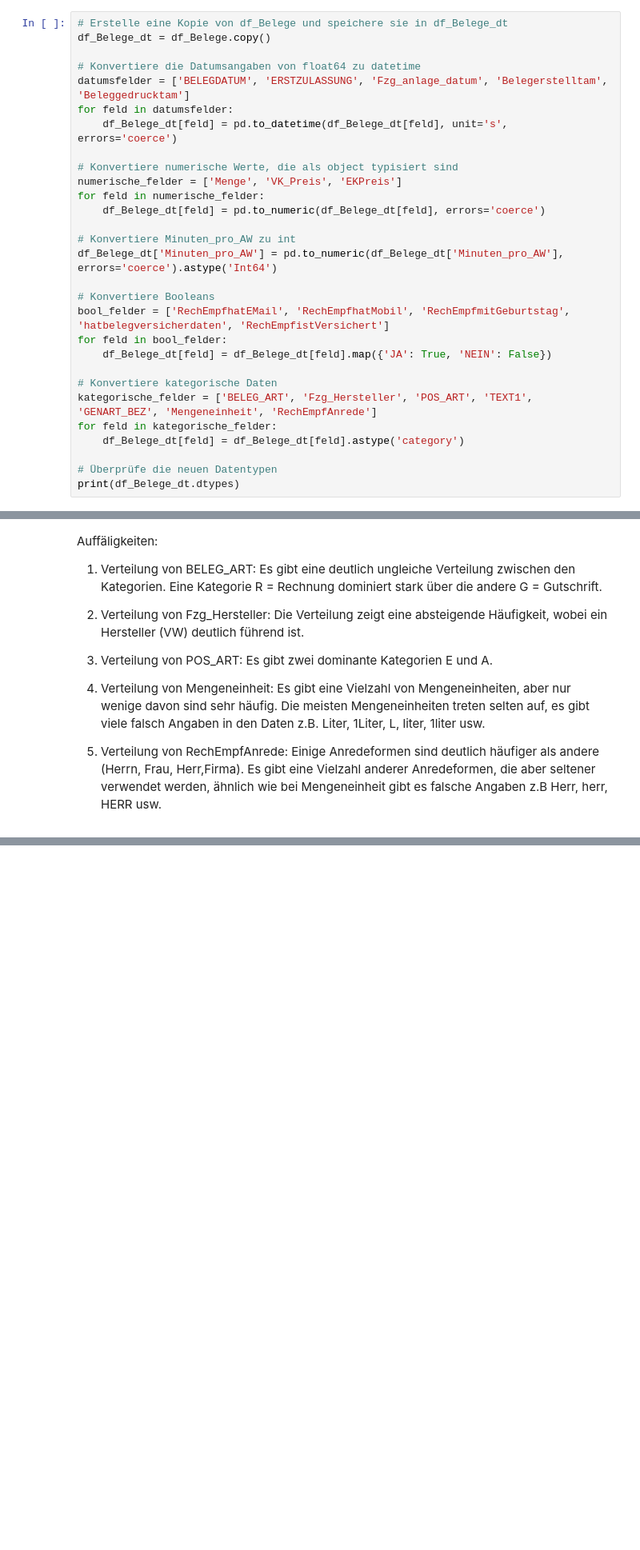
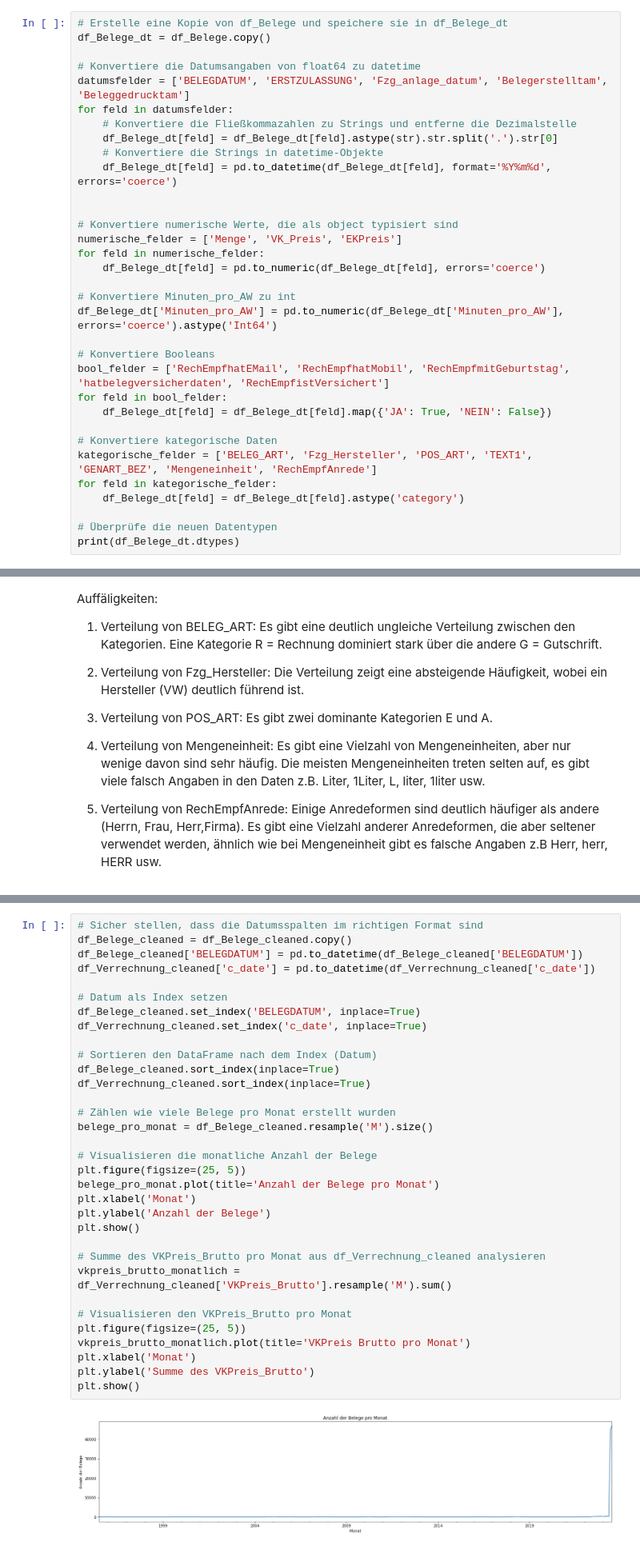
Before and after one commit to William-Zhang-26/BI-Analytics-Topmotive, a Jupyter notebook: Projekt_Topmotive.ipynb, the cells around one changed output, grey strips where cells are left out. Shown at 80% size. Cells and saved outputs as stored; diff of their text form; blank space fills up the shorter version.

```diff
--- a/Projekt_Topmotive.ipynb
+++ b/Projekt_Topmotive.ipynb
@@ -363,7 +363,11 @@ df_Belege_dt = df_Belege.copy()
 # Konvertiere die Datumsangaben von float64 zu datetime
 datumsfelder = ['BELEGDATUM', 'ERSTZULASSUNG', 'Fzg_anlage_datum', 'Belegerstelltam', 'Beleggedrucktam']
 for feld in datumsfelder:
-    df_Belege_dt[feld] = pd.to_datetime(df_Belege_dt[feld], unit='s', errors='coerce')
+    # Konvertiere die Fließkommazahlen zu Strings und entferne die Dezimalstelle
+    df_Belege_dt[feld] = df_Belege_dt[feld].astype(str).str.split('.').str[0]
+    # Konvertiere die Strings in datetime-Objekte
+    df_Belege_dt[feld] = pd.to_datetime(df_Belege_dt[feld], format='%Y%m%d', errors='coerce')
+
 
 # Konvertiere numerische Werte, die als object typisiert sind
 numerische_felder = ['Menge', 'VK_Preis', 'EKPreis']
@@ -756,0 +763,35 @@ Einige Anredeformen sind deutlich häufiger als andere (Herrn, Frau, Herr,Firma)
+# %%
+# Sicher stellen, dass die Datumsspalten im richtigen Format sind
+df_Belege_cleaned = df_Belege_cleaned.copy()
+df_Belege_cleaned['BELEGDATUM'] = pd.to_datetime(df_Belege_cleaned['BELEGDATUM'])
+df_Verrechnung_cleaned['c_date'] = pd.to_datetime(df_Verrechnung_cleaned['c_date'])
+
+# Datum als Index setzen
+df_Belege_cleaned.set_index('BELEGDATUM', inplace=True)
+df_Verrechnung_cleaned.set_index('c_date', inplace=True)
+
+# Sortieren den DataFrame nach dem Index (Datum)
+df_Belege_cleaned.sort_index(inplace=True)
+df_Verrechnung_cleaned.sort_index(inplace=True)
+
+# Zählen wie viele Belege pro Monat erstellt wurden
+belege_pro_monat = df_Belege_cleaned.resample('M').size()
+
+# Visualisieren die monatliche Anzahl der Belege
+plt.figure(figsize=(25, 5))
+belege_pro_monat.plot(title='Anzahl der Belege pro Monat')
+plt.xlabel('Monat')
+plt.ylabel('Anzahl der Belege')
+plt.show()
+
+# Summe des VKPreis_Brutto pro Monat aus df_Verrechnung_cleaned analysieren
+vkpreis_brutto_monatlich = df_Verrechnung_cleaned['VKPreis_Brutto'].resample('M').sum()
+
+# Visualisieren den VKPreis_Brutto pro Monat
+plt.figure(figsize=(25, 5))
+vkpreis_brutto_monatlich.plot(title='VKPreis Brutto pro Monat')
+plt.xlabel('Monat')
+plt.ylabel('Summe des VKPreis_Brutto')
+plt.show()
+# %% [output]
+[figure, added]
```
Also changed, not shown: parts of 12 cells of this notebook.
